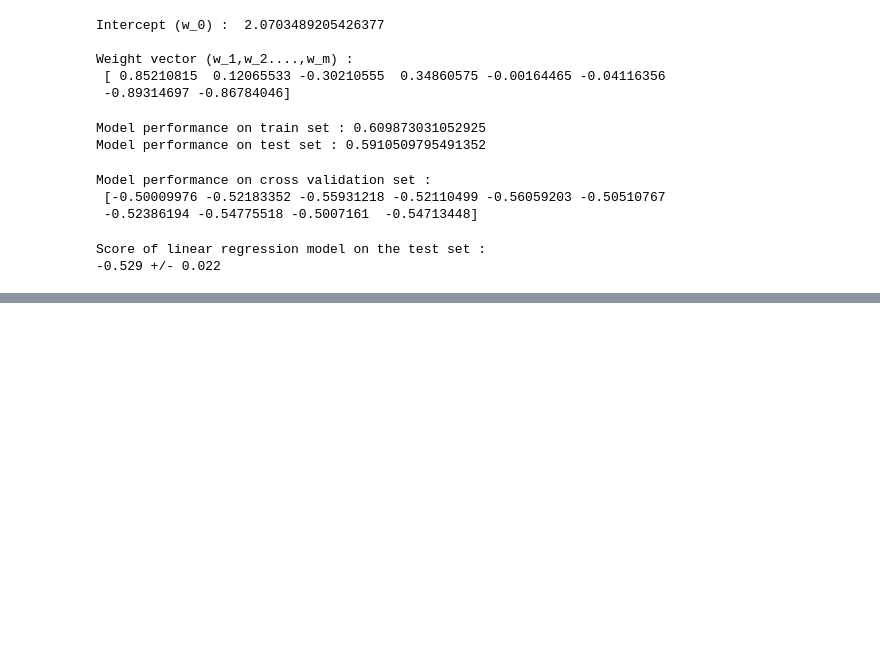
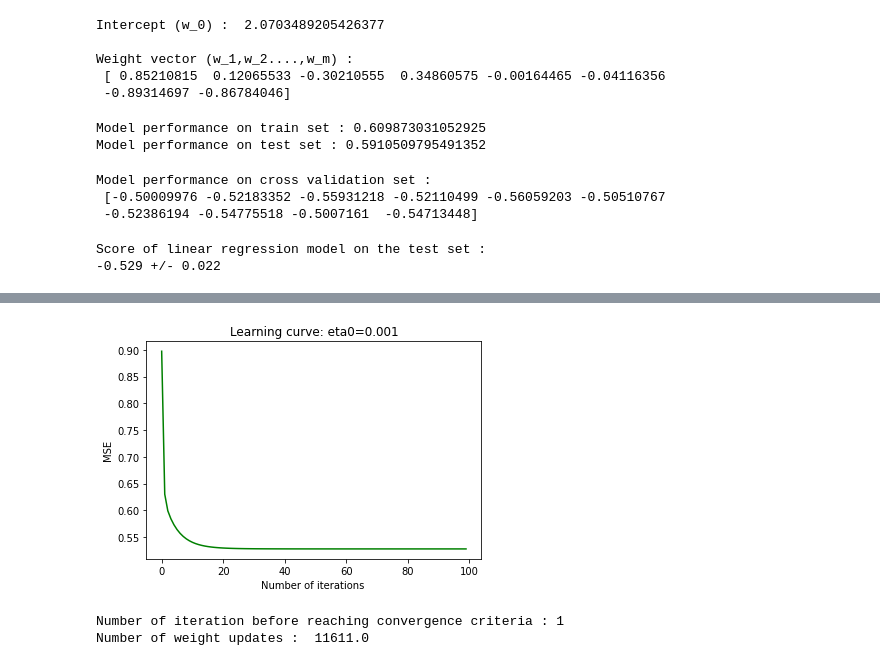
Before and after one commit to hardiksharma6555/MLP_code, a Jupyter notebook: Week3_MLP.ipynb, the cells around one changed output, grey strips where cells are left out. Saved outputs shown, nothing was run; the diff lists cells and outputs as text; code cells hidden in the pictures; blank space fills up the shorter version.

```diff
--- a/Week3_MLP.ipynb
+++ b/Week3_MLP.ipynb
@@ -125,0 +159,4 @@ MSE of linear regression model on the test set :
+# %%
+features ,labels = fetch_california_housing(as_frame=True, return_X_y=True)
+# %%
+com_train_features, test_features, com_train_labels, test_labels = train_test_split(features, labels, random_state=42)
@@ -125,0 +215,28 @@ MSE of linear regression model on the test set :
+# %%
+eta0 = 1e-3
+sgd_pipeline = Pipeline([
+                        ('feature_scaling', StandardScaler()),
+                        ('sgd',SGDRegressor(max_iter=1, tol = -np.infty, warm_start=True, eta0=eta0,random_state=42))
+])
+
+loss = []
+
+for epoch in range(100):
+    sgd_pipeline.fit(train_features, train_labels)
+    loss.append(mean_squared_error(train_labels, sgd_pipeline.predict(train_features)))
+
+plt.plot(np.arange(len(loss)), loss, 'g-')
+
+plt.xlabel('Number of iterations ')
+plt.ylabel('MSE')
+plt.title(f'Learning curve: eta0={eta0:.3f}')
+plt.show()
+# %% [output]
+[figure, added]
+# %%
+print("Number of iteration before reaching convergence criteria :",sgd_pipeline[-1].n_iter_)
+
+print("Number of weight updates : ", sgd_pipeline[-1].t_)
+# %% [output]
+Number of iteration before reaching convergence criteria : 1
+Number of weight updates :  11611.0
```
Also changed, not shown: parts of 9 cells of this notebook.
